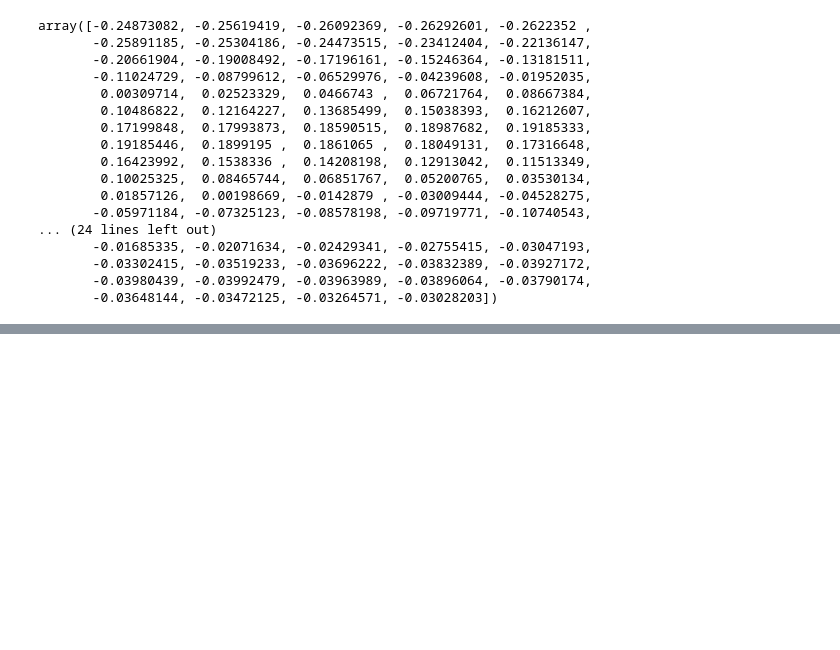
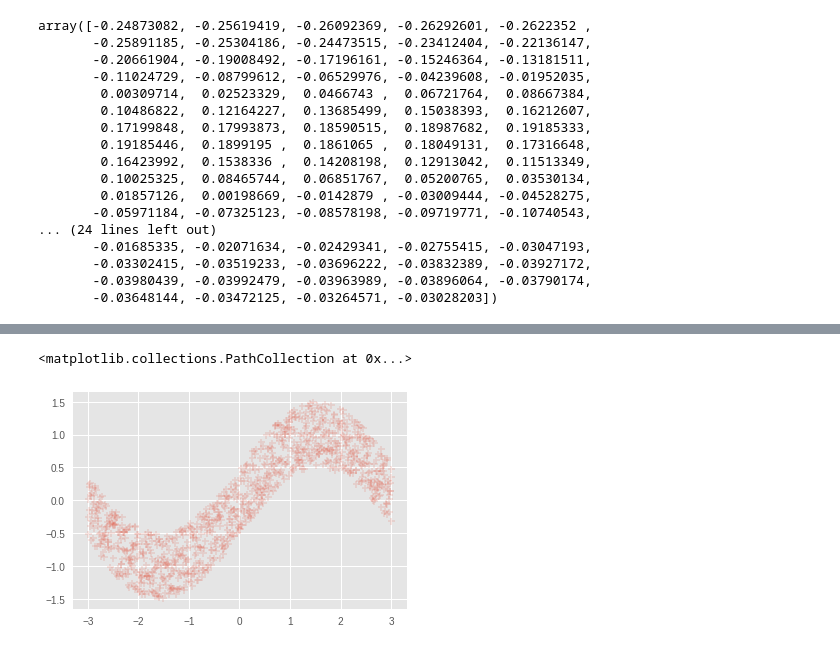
Before and after one commit to JacksonIsaac/kadenze-deeplearning-creative-applications, a Jupyter notebook: Kadenze_Session_2.ipynb, the cells around one changed output, grey strips where cells are left out. Drawn from its saved outputs; the diff is of its cells as text; code cells hidden in the pictures; blank space fills up the shorter version.

```diff
--- a/Kadenze_Session_2.ipynb
+++ b/Kadenze_Session_2.ipynb
@@ -82,0 +105,5 @@ for iter_i in range(n_iterations):
+# %%
+plt.scatter(x, y, alpha=0.15, marker='+')
+# %% [output]
+<matplotlib.collections.PathCollection at 0x...>
+[figure, added]
```
Also changed, not shown: parts of 28 cells of this notebook.
